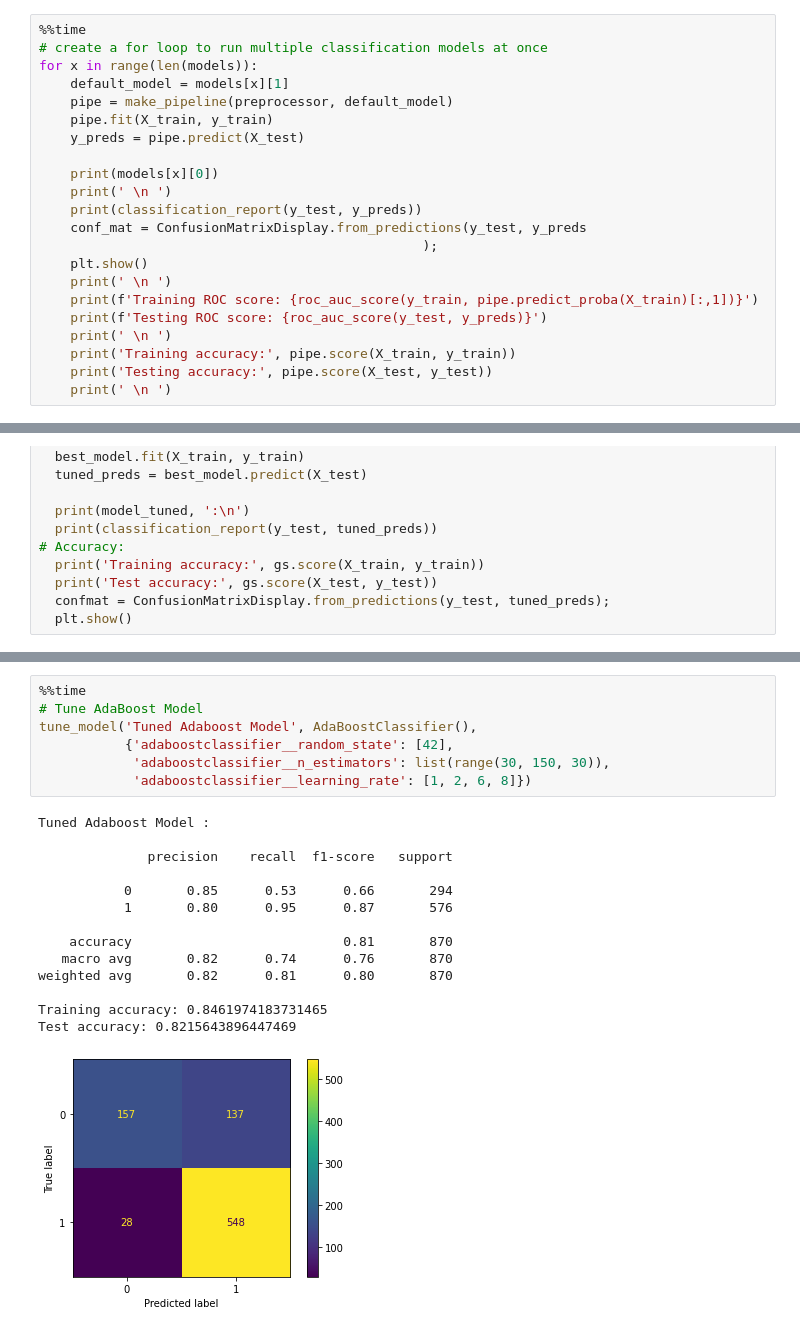
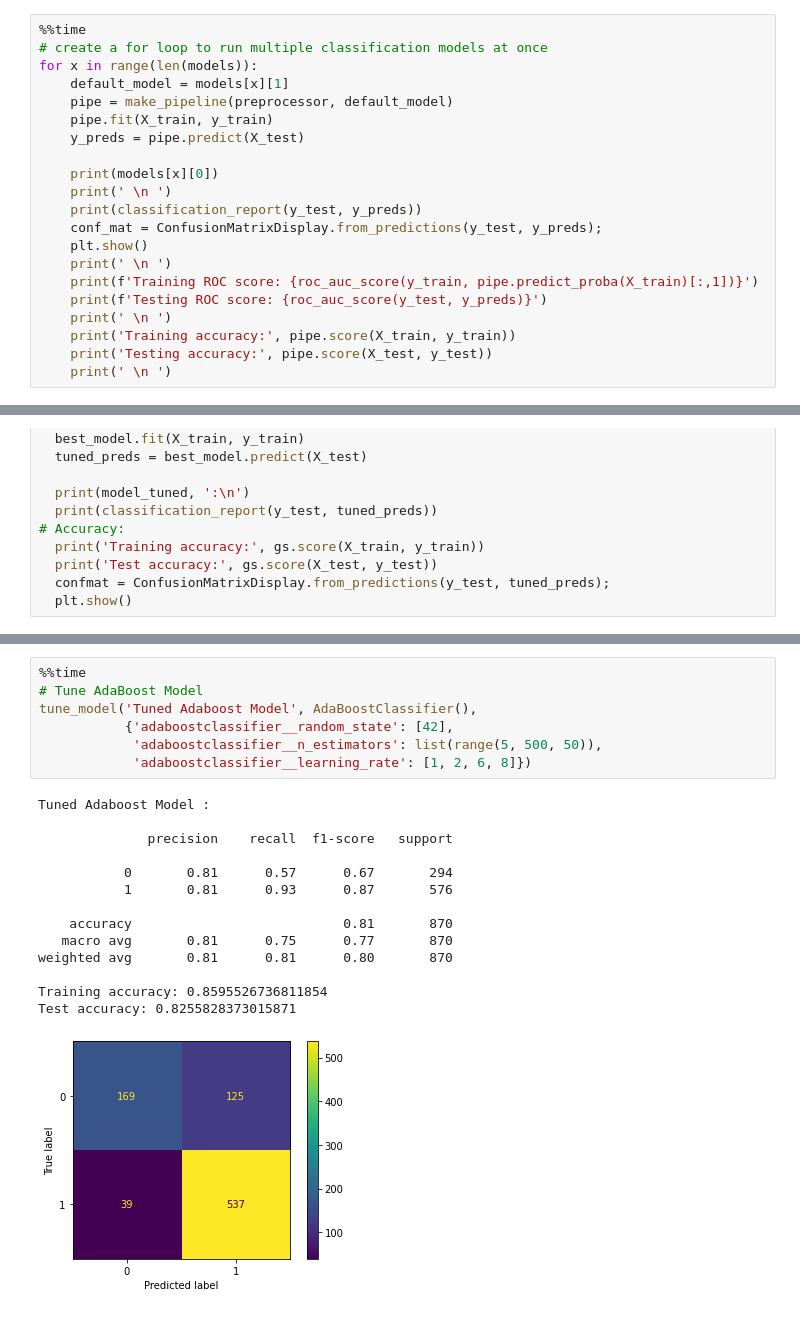
Before and after one commit to jakew4/NFL-Draft-Prediction-Project, a Jupyter notebook: nflDraft_prediction_project.ipynb, the cells around one changed output, grey strips where cells are left out. Saved outputs shown, nothing was run; the diff lists cells and outputs as text.

```diff
--- a/nflDraft_prediction_project.ipynb
+++ b/nflDraft_prediction_project.ipynb
@@ -416,8 +416,7 @@ for x in range(len(models)):
     print(models[x][0])
     print(' \n ')
     print(classification_report(y_test, y_preds))
-    conf_mat = ConfusionMatrixDisplay.from_predictions(y_test, y_preds
-                                                 );
+    conf_mat = ConfusionMatrixDisplay.from_predictions(y_test, y_preds);
     plt.show()
     print(' \n ')
     print(f'Training ROC score: {roc_auc_score(y_train, pipe.predict_proba(X_train)[:,1])}')
@@ -624,22 +602,22 @@ Wall time: 53.6 s
 # %%
 %%time
 # Tune AdaBoost Model
 tune_model('Tuned Adaboost Model', AdaBoostClassifier(),
            {'adaboostclassifier__random_state': [42],
-            'adaboostclassifier__n_estimators': list(range(30, 150, 30)),
+            'adaboostclassifier__n_estimators': list(range(5, 500, 50)),
             'adaboostclassifier__learning_rate': [1, 2, 6, 8]})
 # %% [output]
 Tuned Adaboost Model :
 
               precision    recall  f1-score   support
 
-           0       0.85      0.53      0.66       294
-           1       0.80      0.95      0.87       576
+           0       0.81      0.57      0.67       294
+           1       0.81      0.93      0.87       576
 
     accuracy                           0.81       870
-   macro avg       0.82      0.74      0.76       870
-weighted avg       0.82      0.81      0.80       870
+   macro avg       0.81      0.75      0.77       870
+weighted avg       0.81      0.81      0.80       870
 
-Training accuracy: 0.8461974183731465
-Test accuracy: 0.8215643896447469
+Training accuracy: 0.8595526736811854
+Test accuracy: 0.8255828373015871
-[figure, old version]
+[figure, new version]
```
Also changed, not shown: parts of 17 cells of this notebook.
